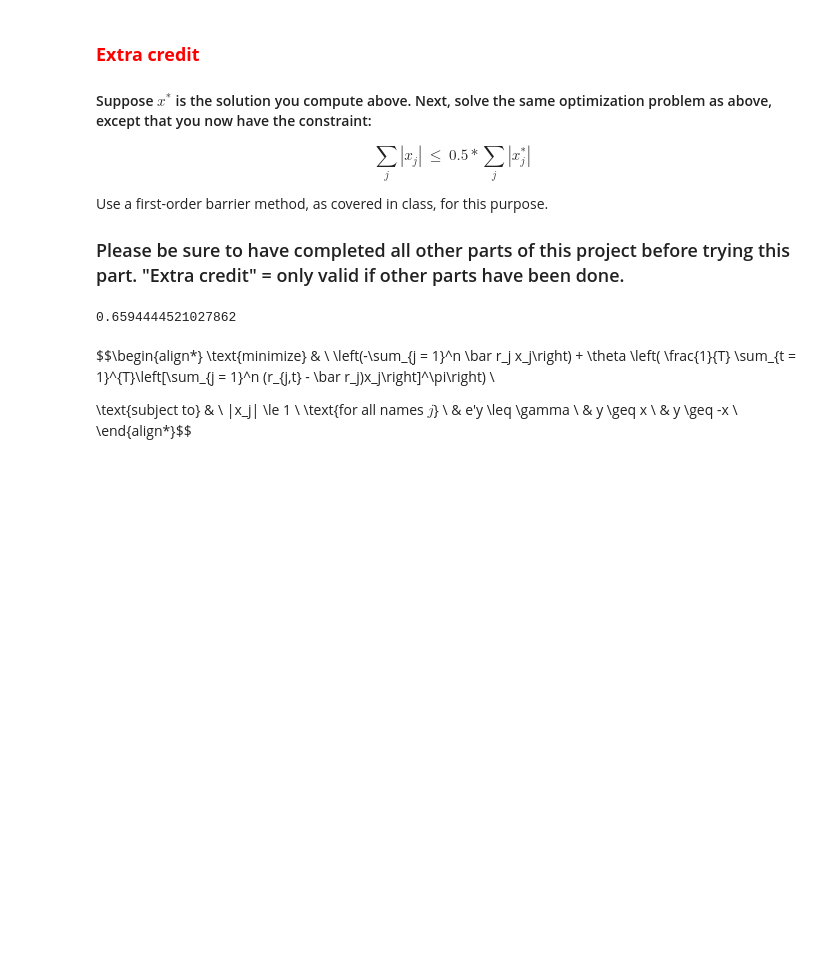
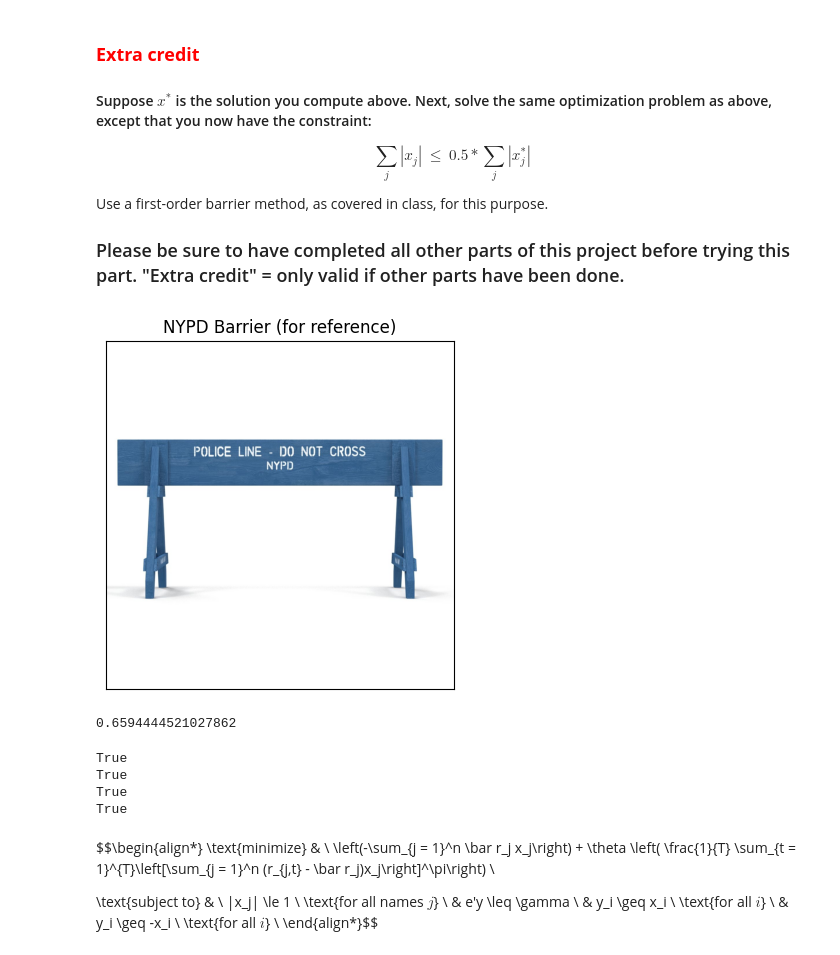
Before and after one commit to ostapenkovs/ieor-4500-apps-prog, a Jupyter notebook: hw4/hw4.ipynb, the cells around one changed output. Cells and saved outputs as stored; diff of their text form; code cells hidden in the pictures; blank space fills up the shorter version.

Commit message:
great barrier

```diff
--- a/hw4/hw4.ipynb
+++ b/hw4/hw4.ipynb
@@ -169,6 +170,18 @@ $$ \sum_j | x_j | \ \le \ 0.5*\sum_j |x^*_j |$$
 Use a first-order barrier method, as covered in class, for this purpose.
 
 ### Please be sure to have completed all other parts of this project before trying this part.  "Extra credit" = only valid if other parts have been done.
+# %%
+fig, ax = plt.subplots(1, 1, figsize=(4, 4))
+
+ax.imshow(mpimg.imread('./data/barrier.jpg'))
+ax.set_xticks([])
+ax.set_yticks([])
+ax.set_title('NYPD Barrier (for reference)')
+
+plt.tight_layout()
+plt.show()
+# %% [output]
+[figure, added]
 # %%
 # using portfolio from theta=0.5 and pi=2
 x_star = data[(5, 2)][1]
@@ -178,14 +191,28 @@ sum_abs_ub = 0.5 * np.sum( np.abs( x_star ) )
 print(sum_abs_ub)
 # %% [output]
 0.6594444521027862
+# %%
+x_0 = np.array([0]*8)
+y_0 = x_0 + 0.0005
+
+# feasibility checks
+print( all( np.abs(x_0) <= 1 ) )
+print( np.sum(y_0) <= sum_abs_ub )
+print( all(y_0 >= x_0) )
+print( all(y_0 >= -x_0) )
+# %% [output]
+True
+True
+True
+True
 # %% [markdown]
 $$\begin{align*}
 \text{minimize} & \ \left(-\sum_{j = 1}^n \bar r_j x_j\right) + \theta \left( \frac{1}{T} \sum_{t = 1}^{T}\left[\sum_{j = 1}^n (r_{j,t} -  \bar r_j)x_j\right]^\pi\right) \\
 
 \text{subject to} & \ |x_j| \le 1 \ \text{for all names $j$} \\
                   & e'y \leq \gamma \\
-                  & y \geq x \\
-                  & y \geq -x \\
+                  & y_i \geq x_i \ \text{for all $i$} \\
+                  & y_i \geq -x_i \ \text{for all $i$}  \\
 \end{align*}$$
 # %%
 def func_bar(x: np.ndarray, y: np.ndarray, r_bar: np.ndarray, r_diff: np.ndarray, gamma: float, \
```
Also changed, not shown: parts of 5 cells of this notebook, 1 other file.
